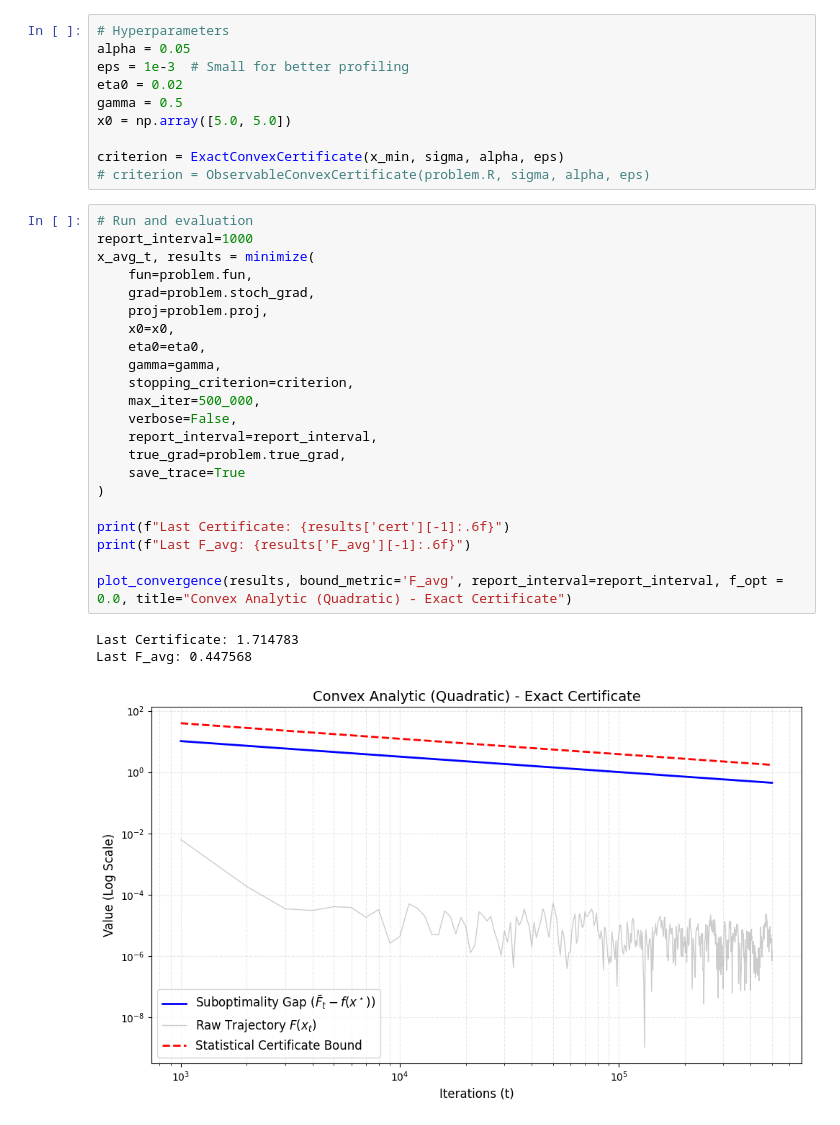
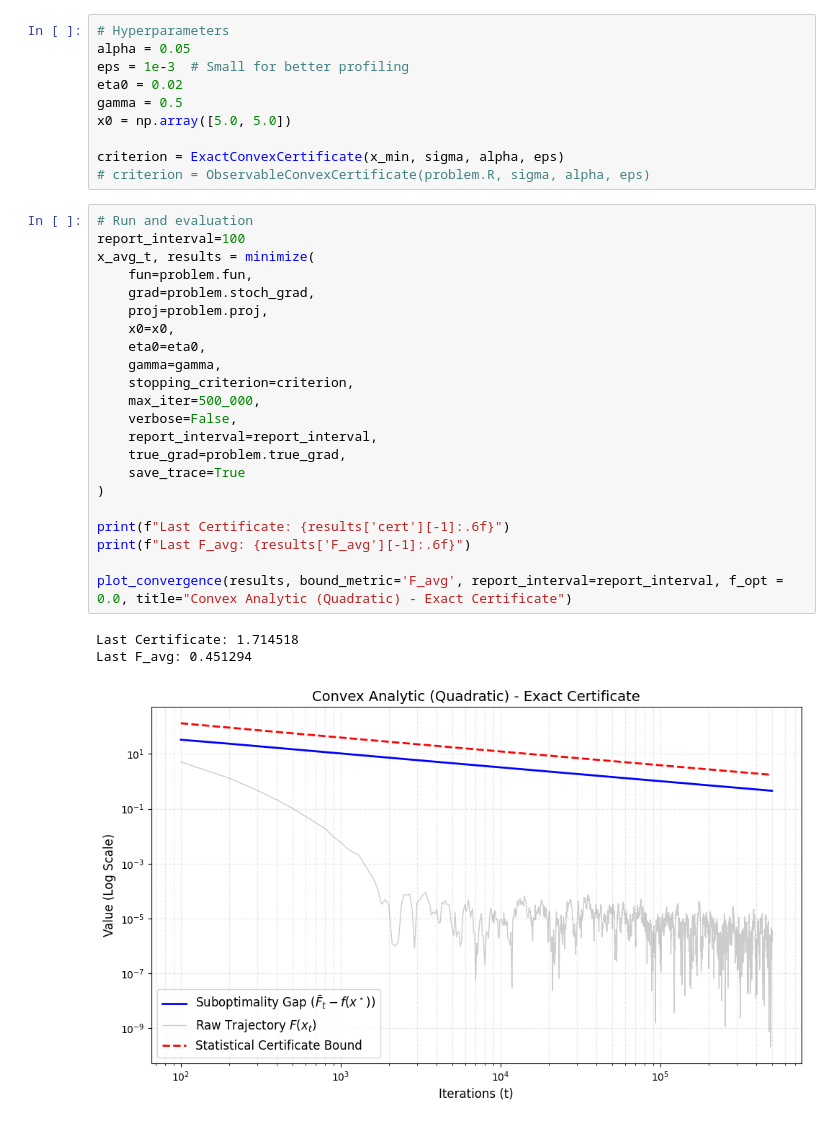
Before and after one commit to tomaszzywicki/anytime-valid-stopping-rules-SGD, a Jupyter notebook: notebooks/01_convex_analytic.ipynb, the cells around one changed output. Cells and saved outputs as stored; diff of their text form.

```diff
--- a/notebooks/01_convex_analytic.ipynb
+++ b/notebooks/01_convex_analytic.ipynb
@@ -33,28 +30,28 @@ criterion = ExactConvexCertificate(x_min, sigma, alpha, eps)
 # criterion = ObservableConvexCertificate(problem.R, sigma, alpha, eps)
 # %%
 # Run and evaluation
-report_interval=1000
+report_interval=100
 x_avg_t, results = minimize(
     fun=problem.fun,
     grad=problem.stoch_grad,
     proj=problem.proj,
     x0=x0,
     eta0=eta0,
     gamma=gamma,
     stopping_criterion=criterion,
     max_iter=500_000,
     verbose=False,
     report_interval=report_interval,
     true_grad=problem.true_grad,
     save_trace=True
 )
 
 print(f"Last Certificate: {results['cert'][-1]:.6f}")
 print(f"Last F_avg: {results['F_avg'][-1]:.6f}")
 
 plot_convergence(results, bound_metric='F_avg', report_interval=report_interval, f_opt = 0.0, title="Convex Analytic (Quadratic) - Exact Certificate")
 # %% [output]
-Last Certificate: 1.714783
-Last F_avg: 0.447568
+Last Certificate: 1.714518
+Last F_avg: 0.451294
-[figure, old version]
+[figure, new version]
 # %%
```
Also changed, not shown: parts of 3 cells of this notebook, 7 other files.
